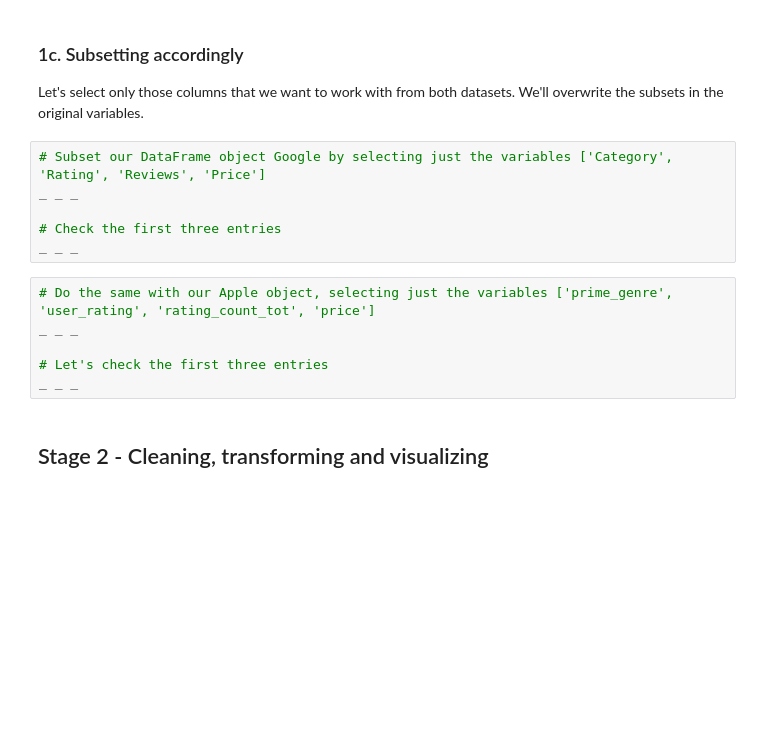
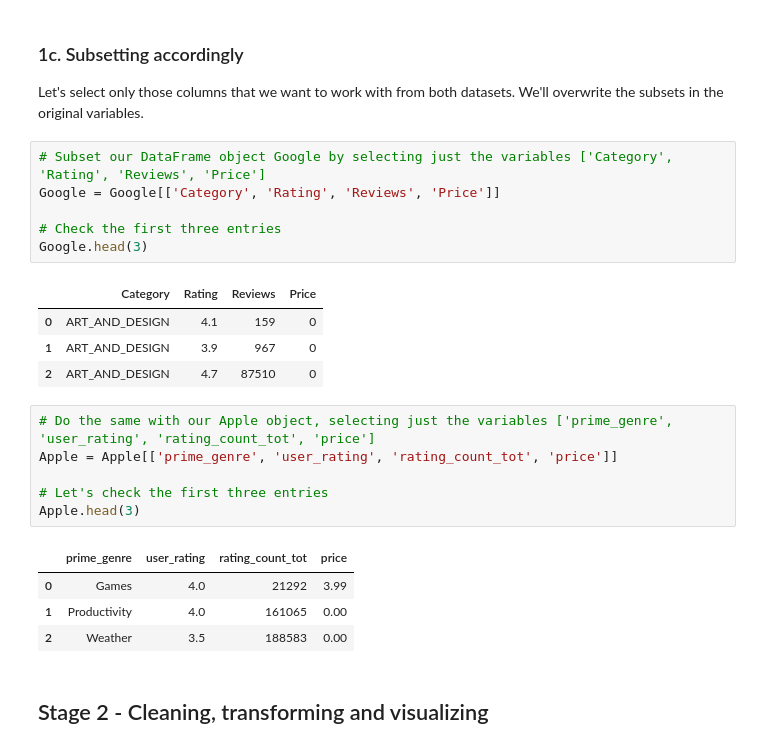
Before and after one commit to mdgarber/IntegratingApps, a Jupyter notebook: Project files/Springboard Apps project - Tier 3 - Complete.ipynb, the cells around one changed output. Saved outputs shown, nothing was run; the diff lists cells and outputs as text; blank space fills up the shorter version.

```diff
--- a/Project files/Springboard Apps project - Tier 3 - Complete.ipynb
+++ b/Project files/Springboard Apps project - Tier 3 - Complete.ipynb
@@ -107,16 +107,26 @@ From the documentation of these datasets, we can infer that the most appropriate
 Let's select only those columns that we want to work with from both datasets. We'll overwrite the subsets in the original variables.
 # %%
 # Subset our DataFrame object Google by selecting just the variables ['Category', 'Rating', 'Reviews', 'Price']
-_ _ _
+Google = Google[['Category', 'Rating', 'Reviews', 'Price']]
 
 # Check the first three entries
-_ _ _
+Google.head(3)
+# %% [output]
+|  | Category | Rating | Reviews | Price |
+| 0 | ART_AND_DESIGN | 4.1 | 159 | 0 |
+| 1 | ART_AND_DESIGN | 3.9 | 967 | 0 |
+| 2 | ART_AND_DESIGN | 4.7 | 87510 | 0 |
 # %%
 # Do the same with our Apple object, selecting just the variables ['prime_genre', 'user_rating', 'rating_count_tot', 'price']
-_ _ _
+Apple = Apple[['prime_genre', 'user_rating', 'rating_count_tot', 'price']]
 
 # Let's check the first three entries
-_ _ _
+Apple.head(3)
+# %% [output]
+|  | prime_genre | user_rating | rating_count_tot | price |
+| 0 | Games | 4.0 | 21292 | 3.99 |
+| 1 | Productivity | 4.0 | 161065 | 0.00 |
+| 2 | Weather | 3.5 | 188583 | 0.00 |
 # %% [markdown]
 ## Stage 2 -  Cleaning, transforming and visualizing
 # %% [markdown]
```
Also changed, not shown: parts of 8 cells of this notebook.
